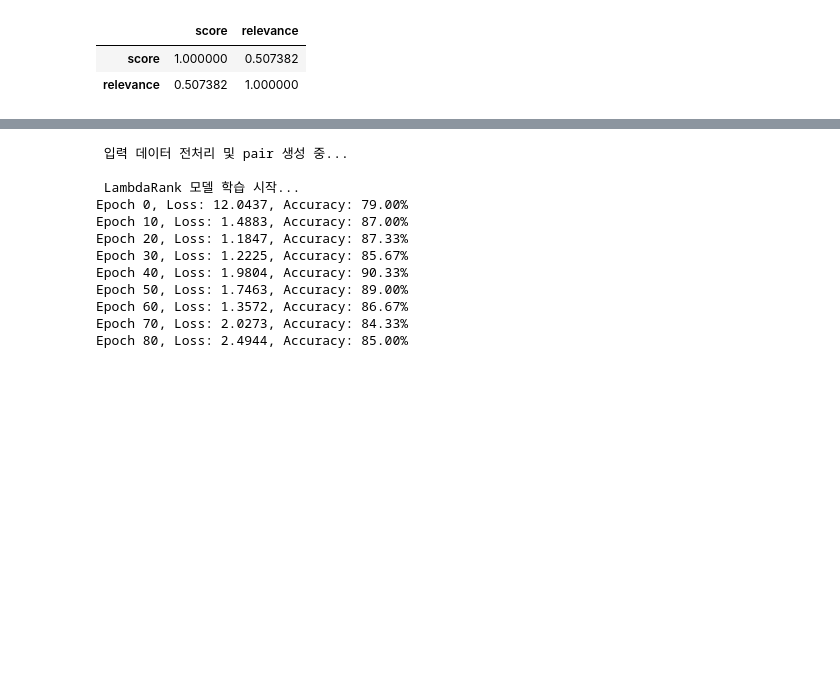
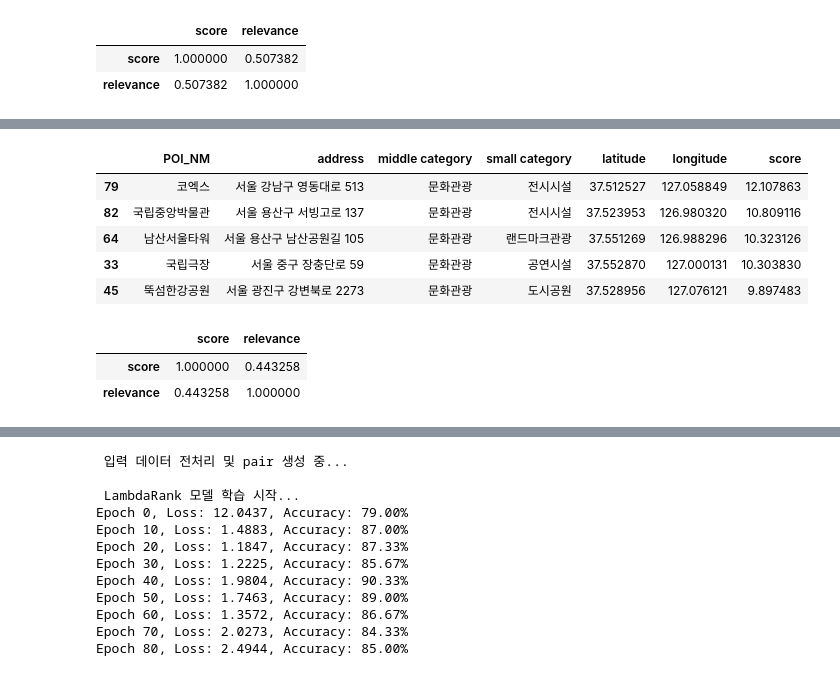
Before and after one commit to JaewonLee11/carSharing, a Jupyter notebook: CarSharing_vis.ipynb, the cells around one changed output, grey strips where cells are left out. Cells and saved outputs as stored; diff of their text form; code cells hidden in the pictures; blank space fills up the shorter version.

```diff
--- a/CarSharing_vis.ipynb
+++ b/CarSharing_vis.ipynb
@@ -1683,0 +1886,3 @@ top_100_copy2[['score', 'relevance']].corr()
+# %%
+top_100_copy_relu3 = top_100.copy()
+run_pipeline(top_100_copy_relu3, device)
@@ -1683,0 +1957,17 @@ top_100_copy2[['score', 'relevance']].corr()
+# %%
+top_k_columns = ['POI_NM', 'address', 'middle category', 'small category', 'latitude', 'longitude', 'score']
+top_k = top_100_copy_relu3.sort_values(by='score', ascending=False).head(5)
+top_k[top_k_columns]
+# %% [output]
+|  | POI_NM | address | middle category | small category | latitude | longitude | score |
+| 79 | 코엑스 | 서울 강남구 영동대로 513 | 문화관광 | 전시시설 | 37.512527 | 127.058849 | 12.107863 |
+| 82 | 국립중앙박물관 | 서울 용산구 서빙고로 137 | 문화관광 | 전시시설 | 37.523953 | 126.980320 | 10.809116 |
+| 64 | 남산서울타워 | 서울 용산구 남산공원길 105 | 문화관광 | 랜드마크관광 | 37.551269 | 126.988296 | 10.323126 |
+| 33 | 국립극장 | 서울 중구 장충단로 59 | 문화관광 | 공연시설 | 37.552870 | 127.000131 | 10.303830 |
+| 45 | 뚝섬한강공원 | 서울 광진구 강변북로 2273 | 문화관광 | 도시공원 | 37.528956 | 127.076121 | 9.897483 |
+# %%
+top_100_copy_relu3[['score', 'relevance']].corr()
+# %% [output]
+|  | score | relevance |
+| score | 1.000000 | 0.443258 |
+| relevance | 0.443258 | 1.000000 |
```
Also changed, not shown: parts of 6 cells of this notebook.
